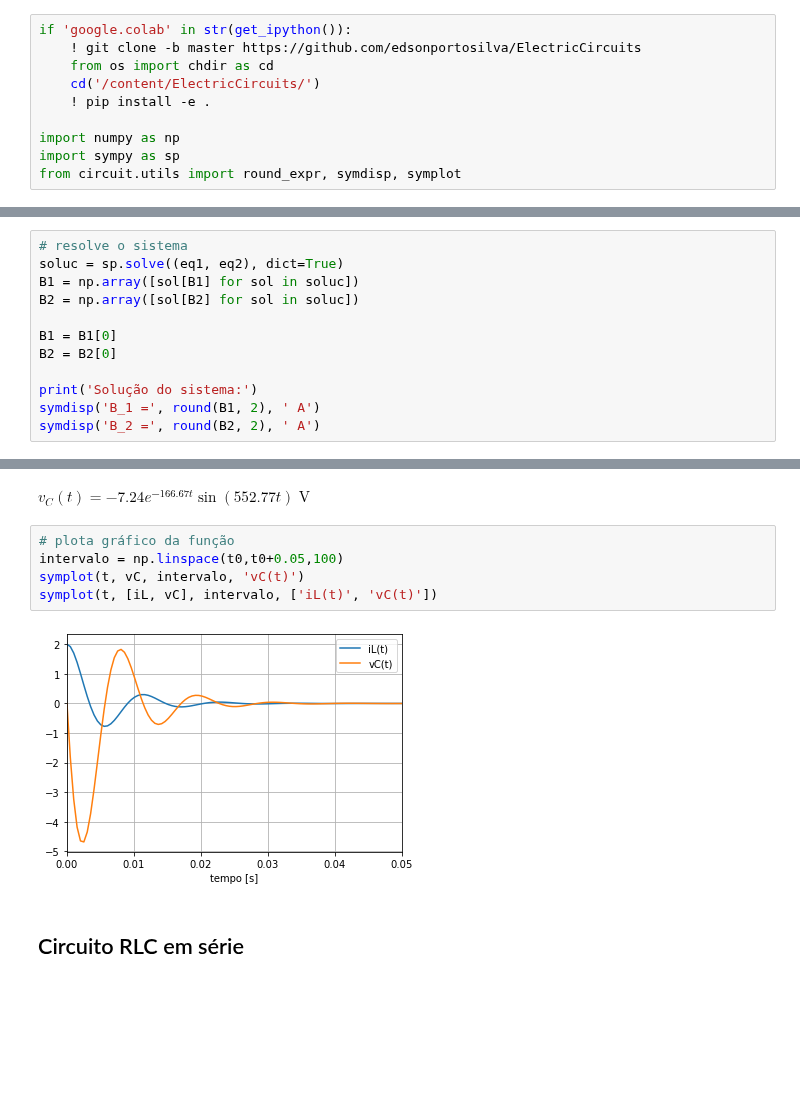
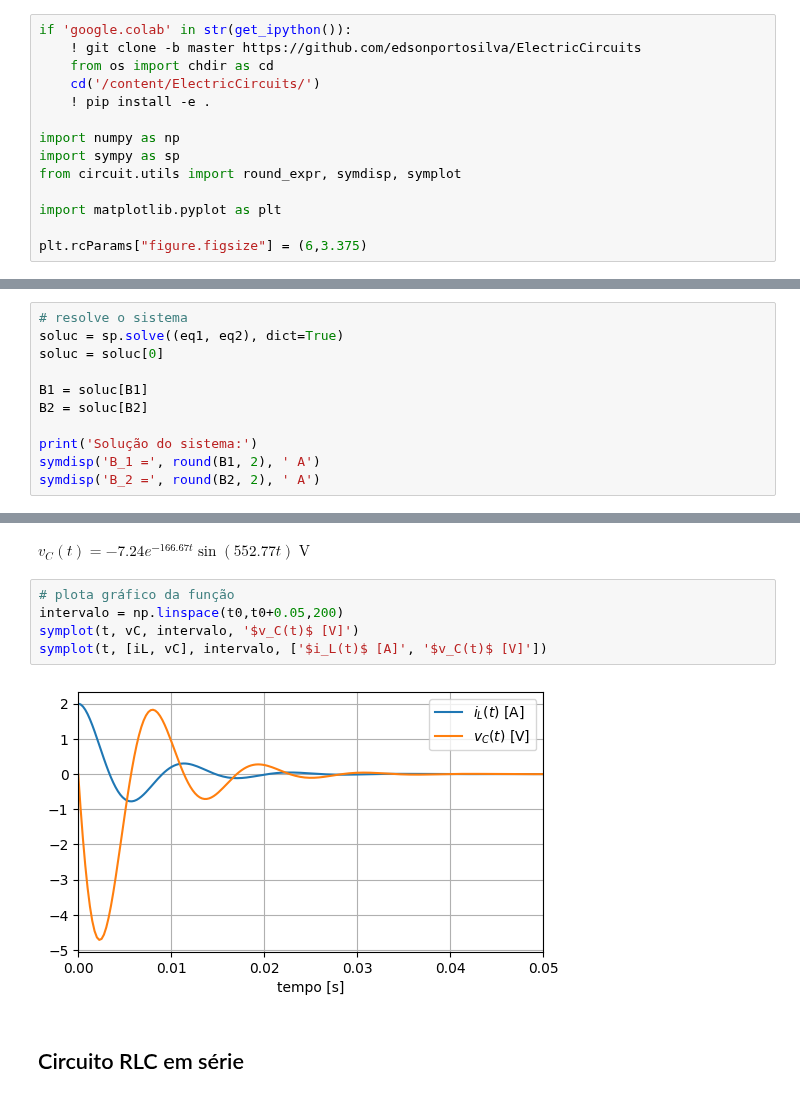
Before and after one commit to edsonportosilva/ElectricCircuits, a Jupyter notebook: Jupyter notebooks/8.2 - Circuitos RLC de segunda ordem.ipynb, the cells around one changed output, grey strips where cells are left out. Cells and saved outputs as stored; diff of their text form; blank space fills up the shorter version.

```diff
--- a/Jupyter notebooks/8.2 - Circuitos RLC de segunda ordem.ipynb
+++ b/Jupyter notebooks/8.2 - Circuitos RLC de segunda ordem.ipynb
@@ -10,6 +10,10 @@ if 'google.colab' in str(get_ipython()):
 import numpy as np
 import sympy as sp
 from circuit.utils import round_expr, symdisp, symplot
+
+import matplotlib.pyplot as plt
+
+plt.rcParams["figure.figsize"] = (6,3.375)
 # %%
 from IPython.core.display import HTML
 from IPython.display import Image
@@ -437,11 +438,10 @@ $\displaystyle (II): - 166.67 B_{1} + 552.77 B_{2} = 0.0\;\mathrm{ }$
 # %%
 # resolve o sistema
 soluc = sp.solve((eq1, eq2), dict=True)
-B1 = np.array([sol[B1] for sol in soluc])
-B2 = np.array([sol[B2] for sol in soluc])
+soluc = soluc[0]
 
-B1 = B1[0]
-B2 = B2[0]
+B1 = soluc[B1]
+B2 = soluc[B2]
 
 print('Solução do sistema:')
 symdisp('B_1 =', round(B1, 2), ' A')
@@ -473,11 +473,11 @@ symdisp('v_C(t) = ', round_expr(vC, 2), ' V')
 $\displaystyle v_C(t) = - 7.24 e^{- 166.67 t} \sin{\left(552.77 t \right)}\;\mathrm{ V}$
 # %%
 # plota gráfico da função
-intervalo = np.linspace(t0,t0+0.05,100)
-symplot(t, vC, intervalo, 'vC(t)')
-symplot(t, [iL, vC], intervalo, ['iL(t)', 'vC(t)'])
+intervalo = np.linspace(t0,t0+0.05,200)
+symplot(t, vC, intervalo, '$v_C(t)$ [V]')
+symplot(t, [iL, vC], intervalo, ['$i_L(t)$ [A]', '$v_C(t)$ [V]'])
 # %% [output]
-[figure, old version]
+[figure, new version]
 # %% [markdown]
 ## Circuito RLC em série
 # %% [markdown]
```
Also changed, not shown: parts of 5 cells of this notebook.
